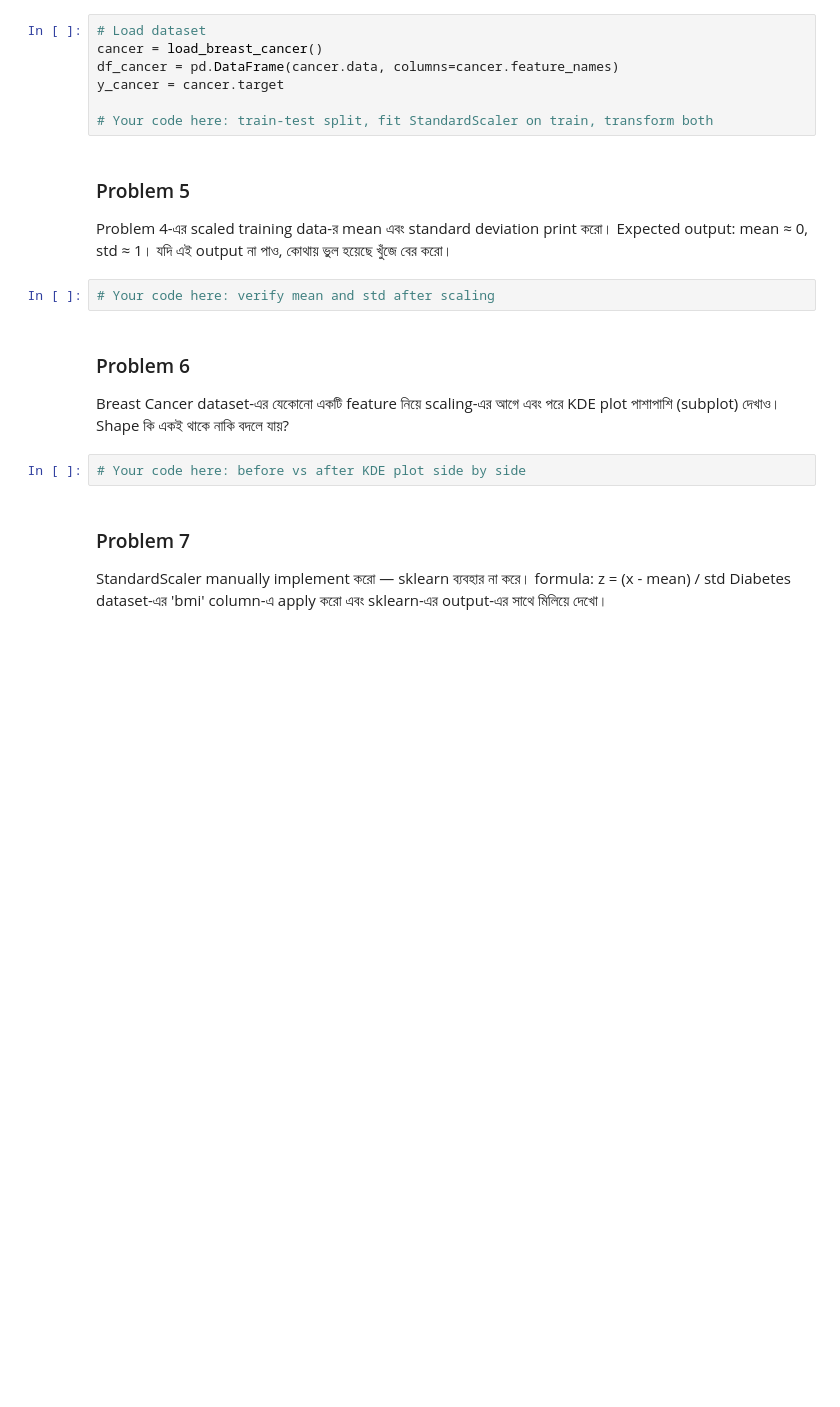
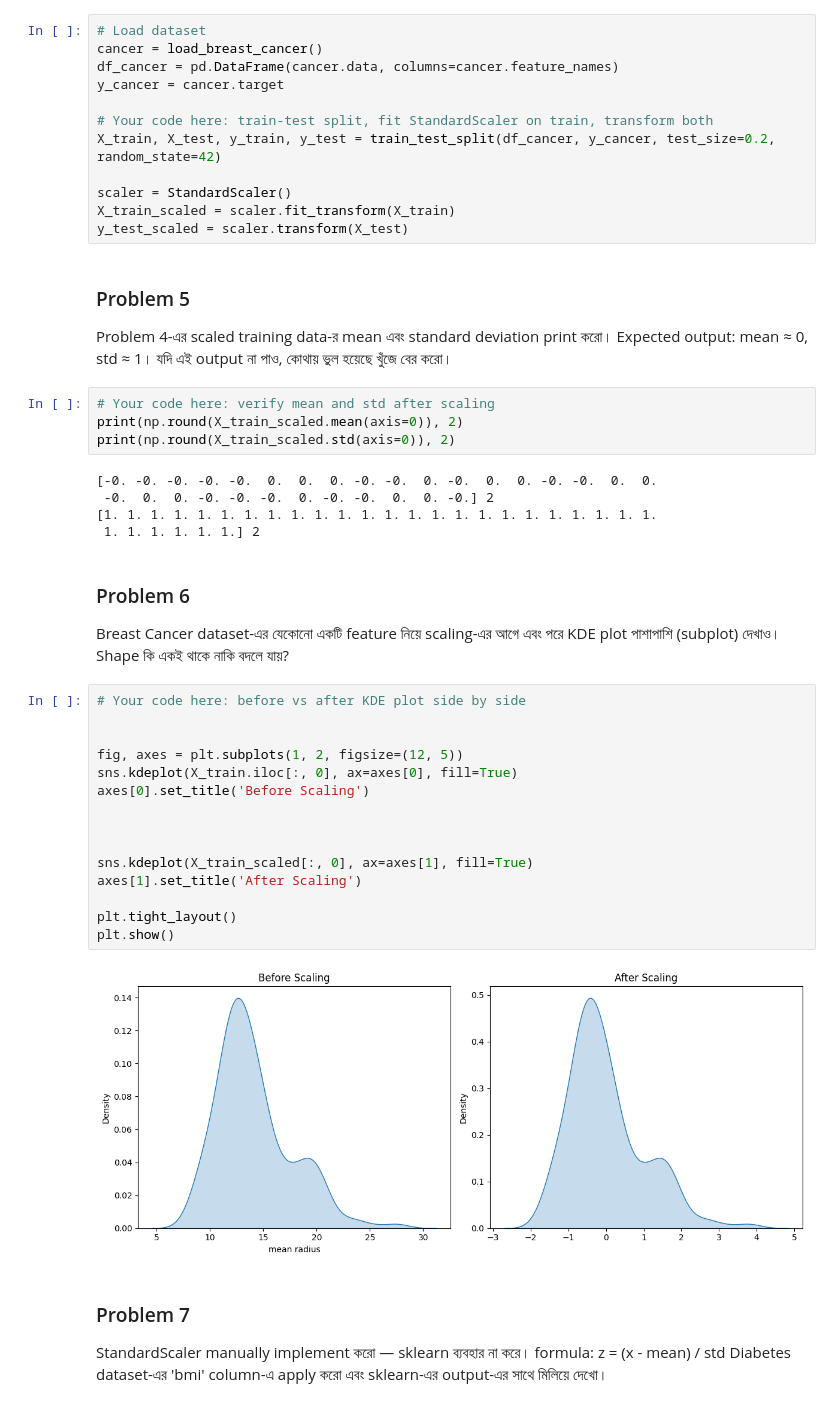
Before and after one commit to MuktadirHQ/AIML-Expert-With-Phitron, a Jupyter notebook: Machine Learning/WEEK - 02. Feature Engineering & It's prerequisites/Module_08. Scaling & ColumnTransformer/Practice_Problem.ipynb, the cells around one changed output. Drawn from its saved outputs; the diff is of its cells as text; blank space fills up the shorter version.

```diff
--- a/Machine Learning/WEEK - 02. Feature Engineering & It's prerequisites/Module_08. Scaling & ColumnTransformer/Practice_Problem.ipynb
+++ b/Machine Learning/WEEK - 02. Feature Engineering & It's prerequisites/Module_08. Scaling & ColumnTransformer/Practice_Problem.ipynb
@@ -72,6 +104,11 @@ df_cancer = pd.DataFrame(cancer.data, columns=cancer.feature_names)
 y_cancer = cancer.target
 
 # Your code here: train-test split, fit StandardScaler on train, transform both
+X_train, X_test, y_train, y_test = train_test_split(df_cancer, y_cancer, test_size=0.2, random_state=42)
+
+scaler = StandardScaler()
+X_train_scaled = scaler.fit_transform(X_train)
+y_test_scaled = scaler.transform(X_test)
 # %% [markdown]
 ### Problem 5
 Problem 4-এর scaled training data-র mean এবং standard deviation print করো।
@@ -79,13 +116,35 @@ Expected output: mean ≈ 0, std ≈ 1।
 যদি এই output না পাও, কোথায় ভুল হয়েছে খুঁজে বের করো।
 # %%
 # Your code here: verify mean and std after scaling
+print(np.round(X_train_scaled.mean(axis=0)), 2)
+print(np.round(X_train_scaled.std(axis=0)), 2)
+# %% [output]
+[-0. -0. -0. -0. -0.  0.  0.  0. -0. -0.  0. -0.  0.  0. -0. -0.  0.  0.
+ -0.  0.  0. -0. -0. -0.  0. -0. -0.  0.  0. -0.] 2
+[1. 1. 1. 1. 1. 1. 1. 1. 1. 1. 1. 1. 1. 1. 1. 1. 1. 1. 1. 1. 1. 1. 1. 1.
+ 1. 1. 1. 1. 1. 1.] 2
 # %% [markdown]
 ### Problem 6
 Breast Cancer dataset-এর যেকোনো একটি feature নিয়ে scaling-এর আগে এবং পরে
 KDE plot পাশাপাশি (subplot) দেখাও।
 Shape কি একই থাকে নাকি বদলে যায়?
-# %%
-# Your code here: before vs after KDE plot side by side
+# %%
+# Your code here: before vs after KDE plot side by side
+
+
+fig, axes = plt.subplots(1, 2, figsize=(12, 5))
+sns.kdeplot(X_train.iloc[:, 0], ax=axes[0], fill=True)
+axes[0].set_title('Before Scaling')
+
+
+
+sns.kdeplot(X_train_scaled[:, 0], ax=axes[1], fill=True)
+axes[1].set_title('After Scaling')
+
+plt.tight_layout()
+plt.show()
+# %% [output]
+[figure, added]
 # %% [markdown]
 ### Problem 7
 StandardScaler manually implement করো — sklearn ব্যবহার না করে।
```
Also changed, not shown: parts of 48 cells of this notebook.
